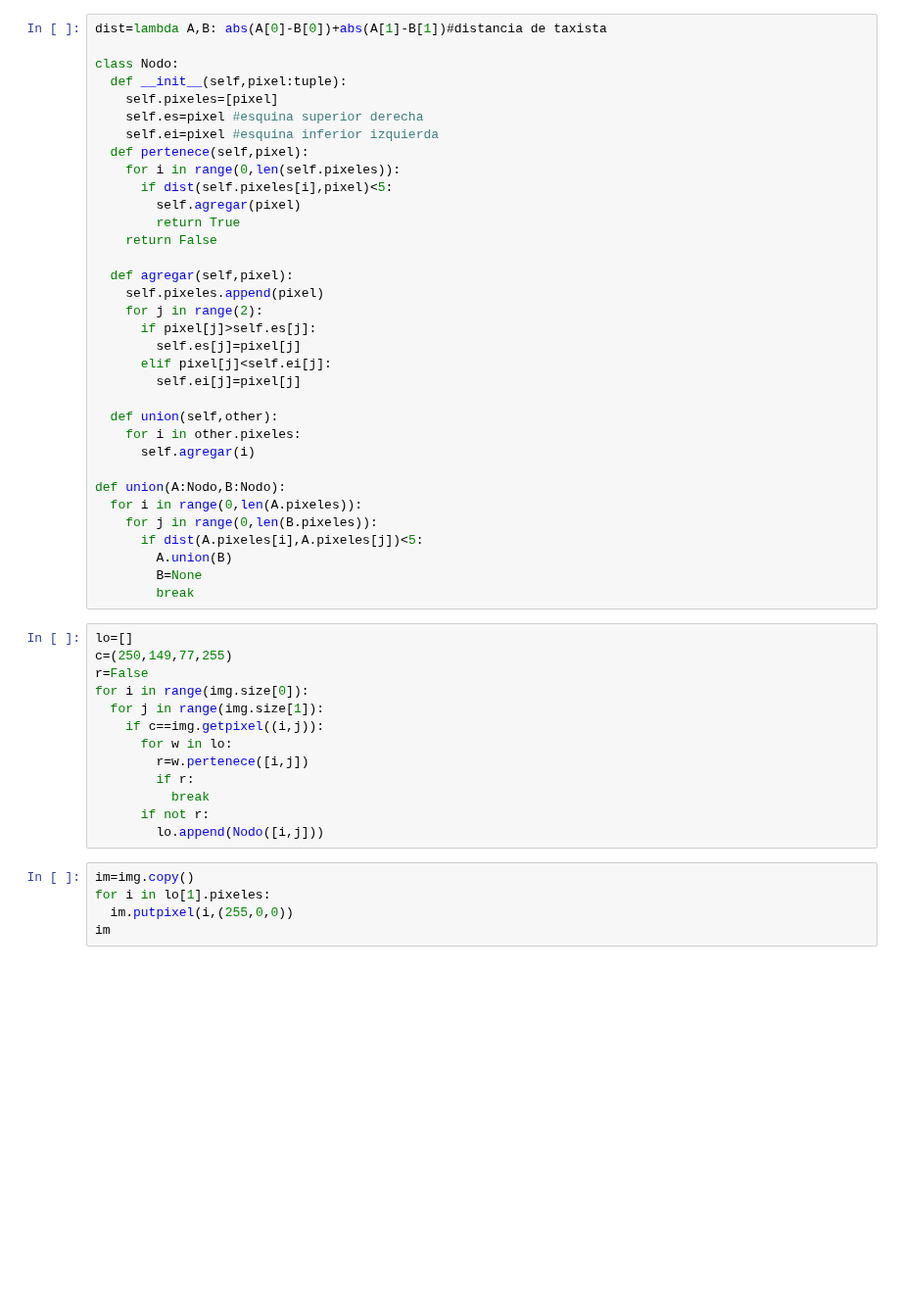
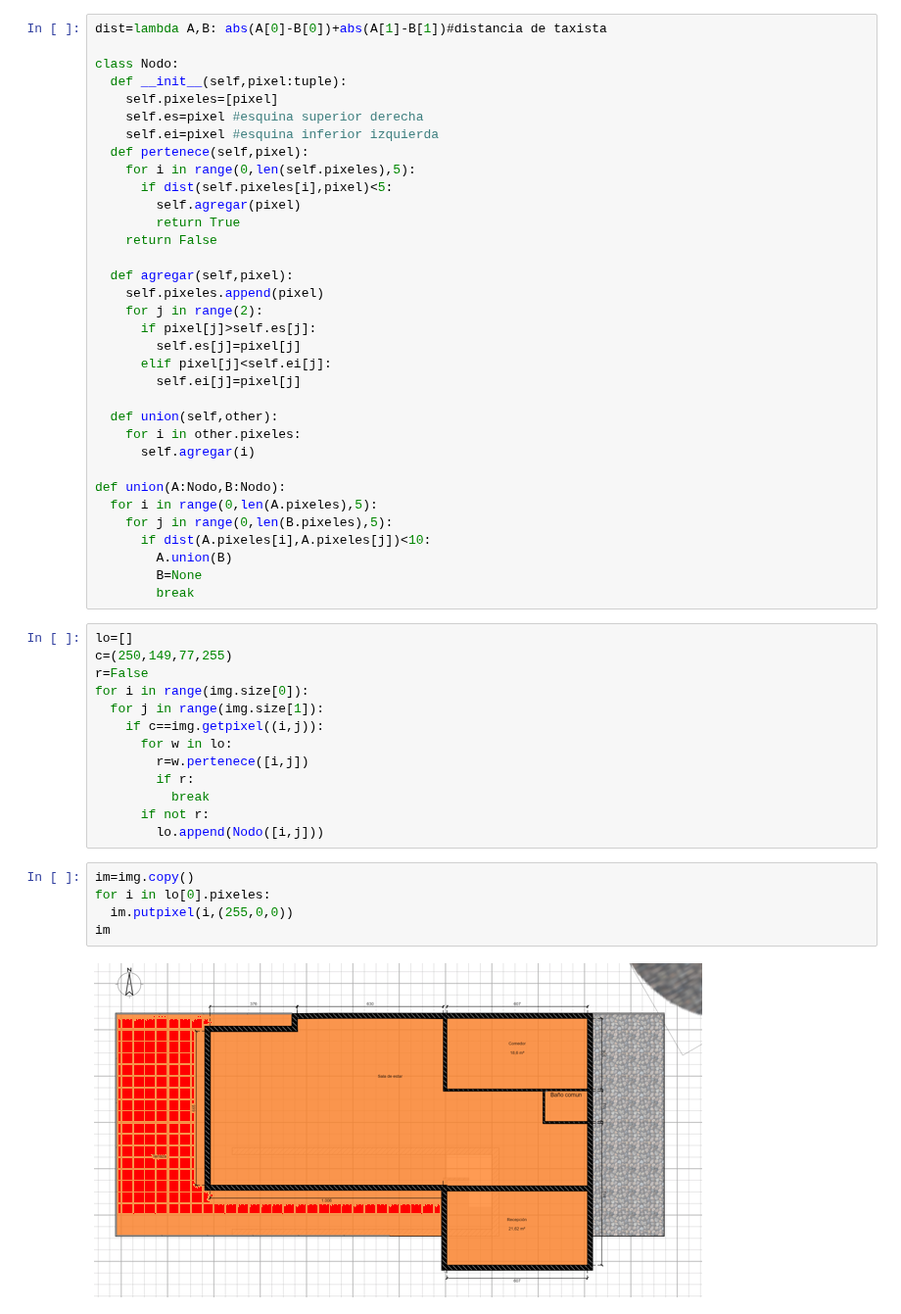
Before and after one commit to Michael-Jimenez-C/CieCom2, a Jupyter notebook: proyecto_CII.ipynb, the cells around one changed output. Shown at 98% size. Saved outputs shown, nothing was run; the diff lists cells and outputs as text; blank space fills up the shorter version.

```diff
--- a/proyecto_CII.ipynb
+++ b/proyecto_CII.ipynb
@@ -162,7 +162,7 @@ class Nodo:
     self.es=pixel #esquina superior derecha
     self.ei=pixel #esquina inferior izquierda
   def pertenece(self,pixel):
-    for i in range(0,len(self.pixeles)):
+    for i in range(0,len(self.pixeles),5):
       if dist(self.pixeles[i],pixel)<5:
         self.agregar(pixel)
         return True
@@ -181,9 +181,9 @@ class Nodo:
       self.agregar(i)
 
 def union(A:Nodo,B:Nodo):
-  for i in range(0,len(A.pixeles)):
-    for j in range(0,len(B.pixeles)):
-      if dist(A.pixeles[i],A.pixeles[j])<5:
+  for i in range(0,len(A.pixeles),5):
+    for j in range(0,len(B.pixeles),5):
+      if dist(A.pixeles[i],A.pixeles[j])<10:
         A.union(B)
         B=None
         break
@@ -202,6 +202,8 @@ for i in range(img.size[0]):
         lo.append(Nodo([i,j]))
 # %%
 im=img.copy()
-for i in lo[1].pixeles:
+for i in lo[0].pixeles:
   im.putpixel(i,(255,0,0))
 im
+# %% [output]
+[figure, added]
```
